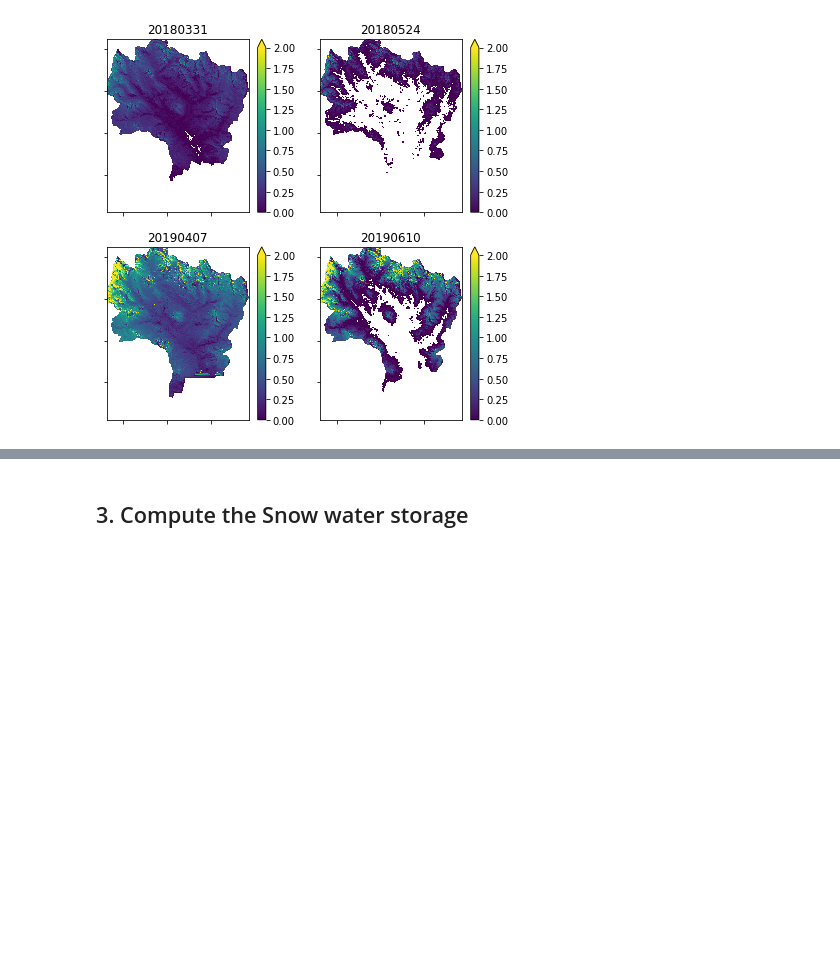
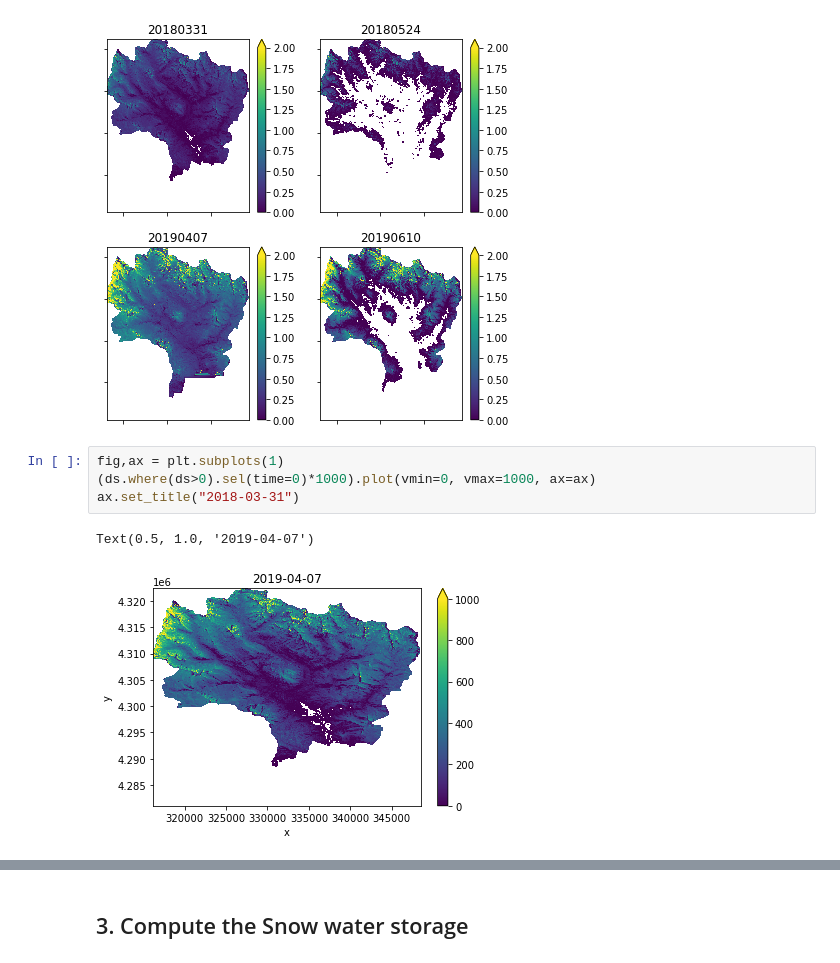
Before and after one commit to bsu-wrudisill/precipitation_inference, a Jupyter notebook: notebooks/ASO_analysis.ipynb, the cells around one changed output, grey strips where cells are left out. Saved outputs shown, nothing was run; the diff lists cells and outputs as text; blank space fills up the shorter version.

```diff
--- a/notebooks/ASO_analysis.ipynb
+++ b/notebooks/ASO_analysis.ipynb
@@ -56,3 +57,10 @@ for axx in ax.flatten():
     axx.set_xticklabels([])
 # %% [output]
 [figure]
+# %%
+fig,ax = plt.subplots(1)
+(ds.where(ds>0).sel(time=0)*1000).plot(vmin=0, vmax=1000, ax=ax)
+ax.set_title("2018-03-31")
+# %% [output]
+Text(0.5, 1.0, '2019-04-07')
+[figure, added]
```
Also changed, not shown: parts of 7 cells of this notebook, 1 other file.
